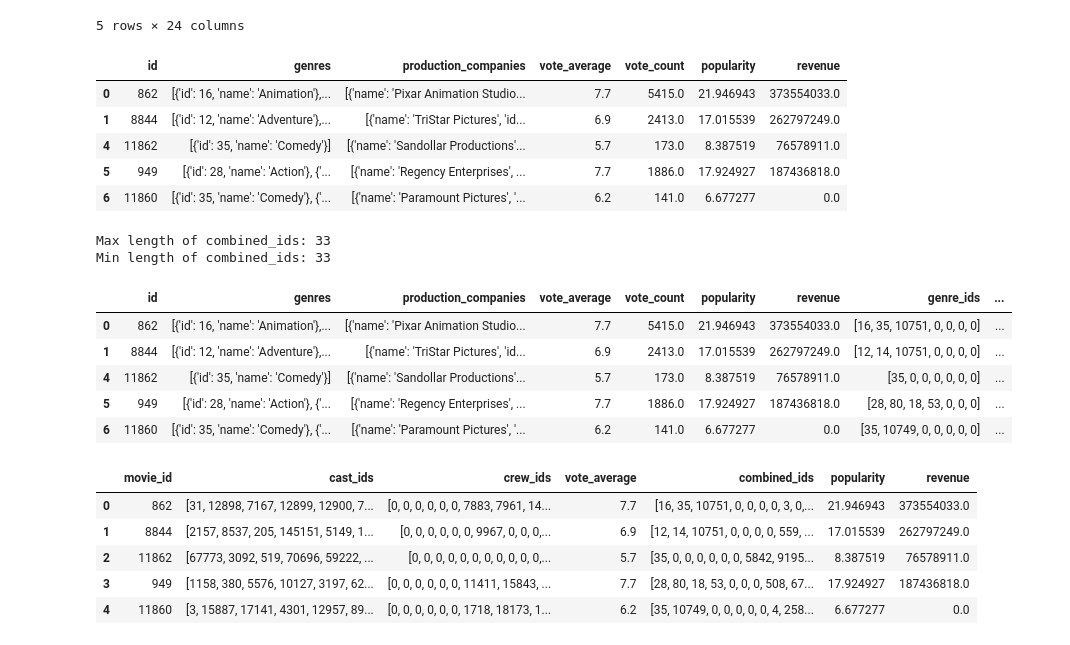
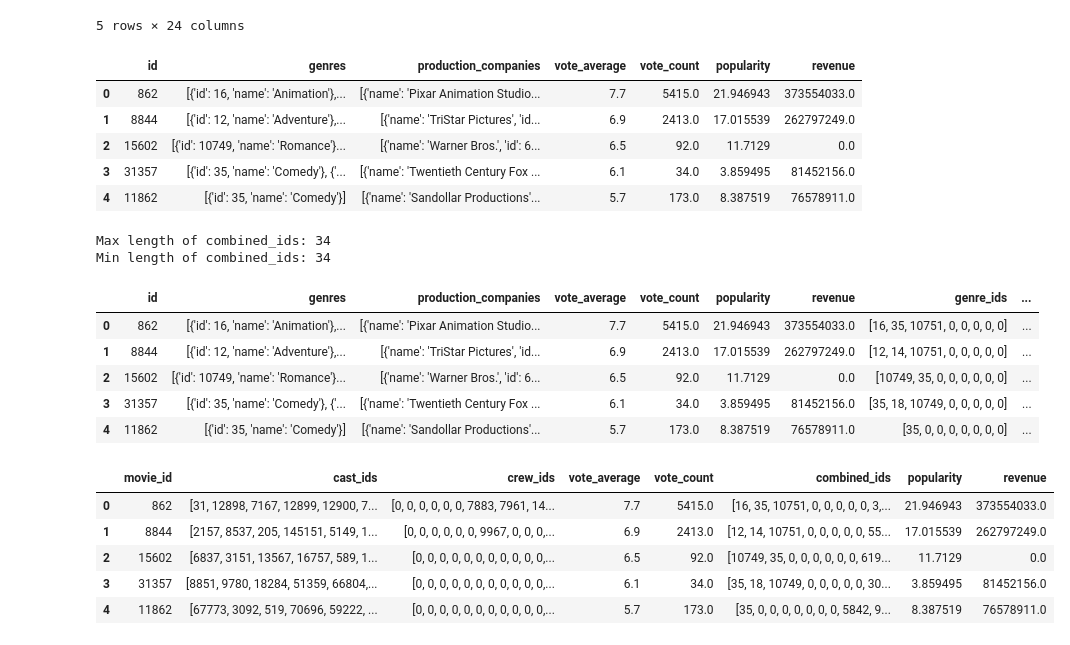
Before and after one commit to vikramv17/cs451-project, a Jupyter notebook: document_creation.ipynb, the cells around one changed output. Saved outputs shown, nothing was run; the diff lists cells and outputs as text; code cells hidden in the pictures.

```diff
--- a/document_creation.ipynb
+++ b/document_creation.ipynb
@@ -120,15 +120,19 @@ movies['production_companies'] = movies['production_companies'].dropna().apply(a
 movies = movies[["id", "genres", "production_companies", "vote_average", "vote_count", "popularity", "revenue"]]
 # %%
 # filter out movies with less than 100 votes
-movies = movies[movies['vote_count'] >= 100]
+# movies = movies[movies['revenue'] > 0]
 display(movies.head())
+# movies = movies[movies['production_companies'].notna()]
+movies = movies[movies['vote_average'].notna()]
+movies = movies[movies['popularity'].notna()]
+movies = movies[movies['revenue'].notna()]
 # %% [output]
 |  | id | genres | production_companies | vote_average | vote_count | popularity | revenue |
 | 0 | 862 | [{'id': 16, 'name': 'Animation'},... | [{'name': 'Pixar Animation Studio... | 7.7 | 5415.0 | 21.946943 | 373554033.0 |
 | 1 | 8844 | [{'id': 12, 'name': 'Adventure'},... | [{'name': 'TriStar Pictures', 'id... | 6.9 | 2413.0 | 17.015539 | 262797249.0 |
+| 2 | 15602 | [{'id': 10749, 'name': 'Romance'}... | [{'name': 'Warner Bros.', 'id': 6... | 6.5 | 92.0 | 11.7129 | 0.0 |
+| 3 | 31357 | [{'id': 35, 'name': 'Comedy'}, {'... | [{'name': 'Twentieth Century Fox ... | 6.1 | 34.0 | 3.859495 | 81452156.0 |
 | 4 | 11862 | [{'id': 35, 'name': 'Comedy'}] | [{'name': 'Sandollar Productions'... | 5.7 | 173.0 | 8.387519 | 76578911.0 |
-| 5 | 949 | [{'id': 28, 'name': 'Action'}, {'... | [{'name': 'Regency Enterprises', ... | 7.7 | 1886.0 | 17.924927 | 187436818.0 |
-| 6 | 11860 | [{'id': 35, 'name': 'Comedy'}, {'... | [{'name': 'Paramount Pictures', '... | 6.2 | 141.0 | 6.677277 | 0.0 |
 # %%
 # Get max length for genres and production_companies
 max_genres = movies['genres'].apply(lambda x: len(x)).max()
@@ -154,35 +158,35 @@ movies['combined_ids'] = movies.apply(lambda row: row['genre_ids'] + row['prod_i
 print("Max length of combined_ids:", movies['combined_ids'].apply(len).max())
 print("Min length of combined_ids:", movies['combined_ids'].apply(len).min())
 # %% [output]
-Max length of combined_ids: 33
-Min length of combined_ids: 33
+Max length of combined_ids: 34
+Min length of combined_ids: 34
 # %%
 display(movies.head())
 # %% [output]
 |  | id | genres | production_companies | vote_average | vote_count | popularity | revenue | genre_ids | ... |
-| 0 | 862 | [{'id': 16, 'name': 'Animation'},... | [{'name': 'Pixar Animation Studio... | 7.7 | 5415.0 | 21.946943 | 373554033.0 | [16, 35, 10751, 0, 0, 0, 0] | ... |
-| 1 | 8844 | [{'id': 12, 'name': 'Adventure'},... | [{'name': 'TriStar Pictures', 'id... | 6.9 | 2413.0 | 17.015539 | 262797249.0 | [12, 14, 10751, 0, 0, 0, 0] | ... |
-| 4 | 11862 | [{'id': 35, 'name': 'Comedy'}] | [{'name': 'Sandollar Productions'... | 5.7 | 173.0 | 8.387519 | 76578911.0 | [35, 0, 0, 0, 0, 0, 0] | ... |
-| 5 | 949 | [{'id': 28, 'name': 'Action'}, {'... | [{'name': 'Regency Enterprises', ... | 7.7 | 1886.0 | 17.924927 | 187436818.0 | [28, 80, 18, 53, 0, 0, 0] | ... |
-| 6 | 11860 | [{'id': 35, 'name': 'Comedy'}, {'... | [{'name': 'Paramount Pictures', '... | 6.2 | 141.0 | 6.677277 | 0.0 | [35, 10749, 0, 0, 0, 0, 0] | ... |
+| 0 | 862 | [{'id': 16, 'name': 'Animation'},... | [{'name': 'Pixar Animation Studio... | 7.7 | 5415.0 | 21.946943 | 373554033.0 | [16, 35, 10751, 0, 0, 0, 0, 0] | ... |
+| 1 | 8844 | [{'id': 12, 'name': 'Adventure'},... | [{'name': 'TriStar Pictures', 'id... | 6.9 | 2413.0 | 17.015539 | 262797249.0 | [12, 14, 10751, 0, 0, 0, 0, 0] | ... |
+| 2 | 15602 | [{'id': 10749, 'name': 'Romance'}... | [{'name': 'Warner Bros.', 'id': 6... | 6.5 | 92.0 | 11.7129 | 0.0 | [10749, 35, 0, 0, 0, 0, 0, 0] | ... |
+| 3 | 31357 | [{'id': 35, 'name': 'Comedy'}, {'... | [{'name': 'Twentieth Century Fox ... | 6.1 | 34.0 | 3.859495 | 81452156.0 | [35, 18, 10749, 0, 0, 0, 0, 0] | ... |
+| 4 | 11862 | [{'id': 35, 'name': 'Comedy'}] | [{'name': 'Sandollar Productions'... | 5.7 | 173.0 | 8.387519 | 76578911.0 | [35, 0, 0, 0, 0, 0, 0, 0] | ... |
 # %%
 # Ensure both columns have the same data type
 id_df['movie_id'] = id_df['movie_id'].astype(str)
 movies['id'] = movies['id'].astype(str)
 
 # Perform the join operation
-merged_df = id_df.merge(movies[['id', 'vote_average', 'combined_ids', 'popularity', 'revenue']], left_on='movie_id', right_on='id', how='inner')
+merged_df = id_df.merge(movies[['id', 'vote_average', 'vote_count', 'combined_ids', 'popularity', 'revenue']], left_on='movie_id', right_on='id', how='inner')
 merged_df = merged_df.drop(columns=['id'])
 
 # Display the first few rows of the merged DataFrame
 display(merged_df.head())
 # %% [output]
-|  | movie_id | cast_ids | crew_ids | vote_average | combined_ids | popularity | revenue |
-| 0 | 862 | [31, 12898, 7167, 12899, 12900, 7... | [0, 0, 0, 0, 0, 0, 7883, 7961, 14... | 7.7 | [16, 35, 10751, 0, 0, 0, 0, 3, 0,... | 21.946943 | 373554033.0 |
-| 1 | 8844 | [2157, 8537, 205, 145151, 5149, 1... | [0, 0, 0, 0, 0, 0, 9967, 0, 0, 0,... | 6.9 | [12, 14, 10751, 0, 0, 0, 0, 559, ... | 17.015539 | 262797249.0 |
-| 2 | 11862 | [67773, 3092, 519, 70696, 59222, ... | [0, 0, 0, 0, 0, 0, 0, 0, 0, 0, 0,... | 5.7 | [35, 0, 0, 0, 0, 0, 0, 5842, 9195... | 8.387519 | 76578911.0 |
-| 3 | 949 | [1158, 380, 5576, 10127, 3197, 62... | [0, 0, 0, 0, 0, 0, 11411, 15843, ... | 7.7 | [28, 80, 18, 53, 0, 0, 0, 508, 67... | 17.924927 | 187436818.0 |
-| 4 | 11860 | [3, 15887, 17141, 4301, 12957, 89... | [0, 0, 0, 0, 0, 0, 1718, 18173, 1... | 6.2 | [35, 10749, 0, 0, 0, 0, 0, 4, 258... | 6.677277 | 0.0 |
+|  | movie_id | cast_ids | crew_ids | vote_average | vote_count | combined_ids | popularity | revenue |
+| 0 | 862 | [31, 12898, 7167, 12899, 12900, 7... | [0, 0, 0, 0, 0, 0, 7883, 7961, 14... | 7.7 | 5415.0 | [16, 35, 10751, 0, 0, 0, 0, 0, 3,... | 21.946943 | 373554033.0 |
+| 1 | 8844 | [2157, 8537, 205, 145151, 5149, 1... | [0, 0, 0, 0, 0, 0, 9967, 0, 0, 0,... | 6.9 | 2413.0 | [12, 14, 10751, 0, 0, 0, 0, 0, 55... | 17.015539 | 262797249.0 |
+| 2 | 15602 | [6837, 3151, 13567, 16757, 589, 1... | [0, 0, 0, 0, 0, 0, 0, 0, 0, 0, 0,... | 6.5 | 92.0 | [10749, 35, 0, 0, 0, 0, 0, 0, 619... | 11.7129 | 0.0 |
+| 3 | 31357 | [8851, 9780, 18284, 51359, 66804,... | [0, 0, 0, 0, 0, 0, 0, 0, 0, 0, 0,... | 6.1 | 34.0 | [35, 18, 10749, 0, 0, 0, 0, 0, 30... | 3.859495 | 81452156.0 |
+| 4 | 11862 | [67773, 3092, 519, 70696, 59222, ... | [0, 0, 0, 0, 0, 0, 0, 0, 0, 0, 0,... | 5.7 | 173.0 | [35, 0, 0, 0, 0, 0, 0, 0, 5842, 9... | 8.387519 | 76578911.0 |
 # %%
 merged_df['final_ids'] = merged_df.apply(lambda row: row['cast_ids'] + row['crew_ids'] + row['combined_ids'], axis=1)
 # Drop the original columns used for merging
```
Also changed, not shown: parts of 2 cells of this notebook, 2 other files.
